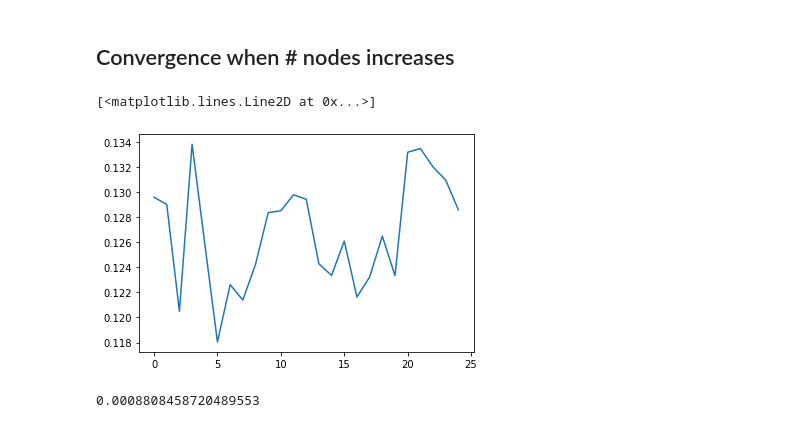
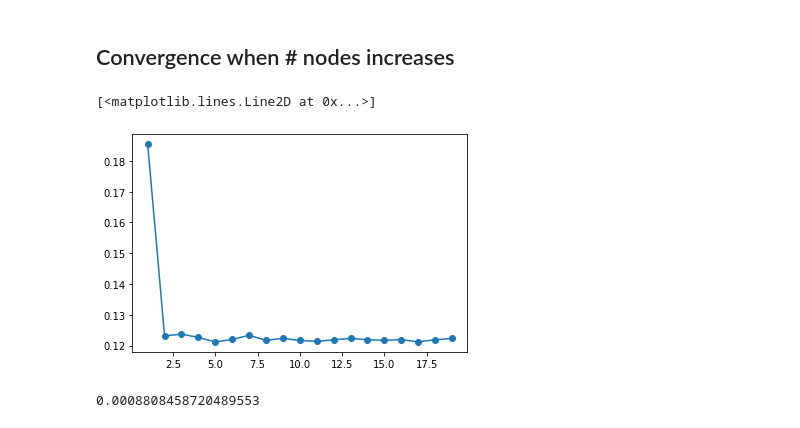
Before and after one commit to SByeUva/advance_computational_finance, a Jupyter notebook: bermudan_option_pricer.ipynb, the cells around one changed output. Drawn from its saved outputs; the diff is of its cells as text; code cells hidden in the pictures.

```diff
--- a/bermudan_option_pricer.ipynb
+++ b/bermudan_option_pricer.ipynb
@@ -258,6 +258,7 @@ class neural_bermudan_fitter:
         self.ittol=ittol
 
         self.evaluate_final()
+        self.histories = []
 
         #step 3 of Jain
         self.beta = np.random.uniform(size=(self.N,1))
@@ -273,7 +274,6 @@ class neural_bermudan_fitter:
         self.V = np.zeros(self.N)
         self.Q_hat = np.zeros(self.N)
         self.callback = tf.keras.callbacks.EarlyStopping(monitor='loss', patience=30)
-        self.histories = []
         self.opt_val = np.zeros((self.nodes, len(self.dates), self.N))
         self.delta=delta
 
@@ -305,6 +305,7 @@ class neural_bermudan_fitter:
             print("warning. NN didn't converge")
 
         self.nnets.append(nn)
+        self.histories.append(history)
 
     def copy_network(self):
         new_model = keras.models.clone_model(self.nnets[-1])
@@ -342,7 +343,7 @@ class neural_bermudan_fitter:
             self.fit_model(m)
 
         self.price_portfolio(m)
-        self.pvt0_nn*=np.exp(self.r*-1)
+        #self.pvt0_nn*=np.exp(self.r*-1)
 
 
     def fit_model(self,m):
@@ -378,3 +413,5 @@ class neural_bermudan_fitter:
+# %%
+s_all = np.array([np.array(GBM_exact(T, S, sigma, r, M)) for x in range(realizations)])
 # %%
 # Pre train a NN at the standard payoffs
 # %%
@@ -410,7 +447,7 @@ repititions = 3
 americans = np.zeros(repititions)
 dt = T/M
 S=1
-Ks=[1,1.1,1.2]
+Ks= [1,1.1,1.2]
 europeans = []
 lower_bounds = []
 upper_bounds = []
@@ -420,7 +457,7 @@ no_of_options=nodes
 delta=0
 t=1
 
-for K in Ks:
+for K in tqdm(Ks):
     europeans.append(BSM_put(S, K, r, sigma, T))
     for i in range(repititions):
         s_all = np.array([np.array(GBM_exact(T, S, sigma, r, M)) for x in range(realizations)])
@@ -487,7 +505,7 @@ plt.savefig("figures/NN_pricer.pdf", dpi=300)
 #Study different # nodes
 S=1
 K=1.1
-Nnodes = np.arange(5,30)
+Nnodes = np.arange(1, 20)
 #Nnodes = np.linspace(5,30,6)
 nn_values=[]
 s_init=S
@@ -531,10 +549,10 @@ for nodes in tqdm(Nnodes):
     # Save price
     results_convergence.append(nf.pvt0_nn)
 # %%
-plt.plot(results_convergence)
+plt.plot(Nnodes, results_convergence, marker = 'o')
 # %% [output]
 [<matplotlib.lines.Line2D at 0x...>]
-[figure, old version]
+[figure, new version]
 # %%
 upperbound = 0.18855579222624316
 lowerbound_data = np.array([0.11840553, 0.12466009, 0.11907022, 0.12558082, 0.11715823,
```
Also changed, not shown: parts of 8 cells of this notebook, 3 other files.
